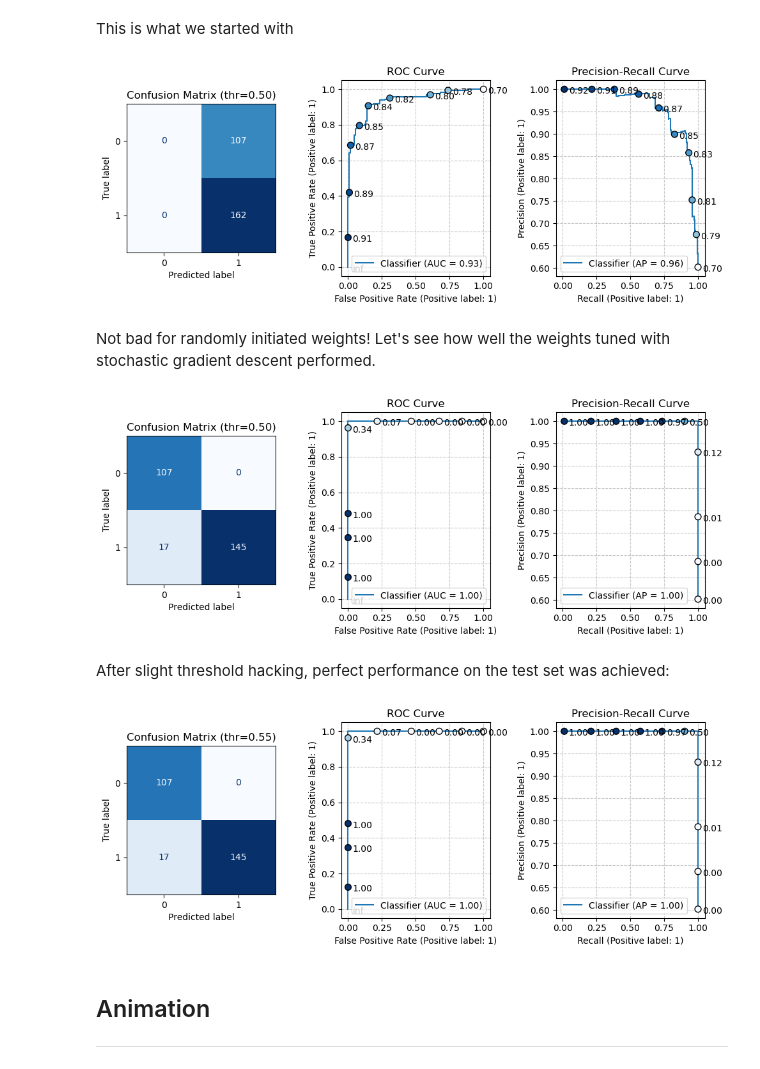
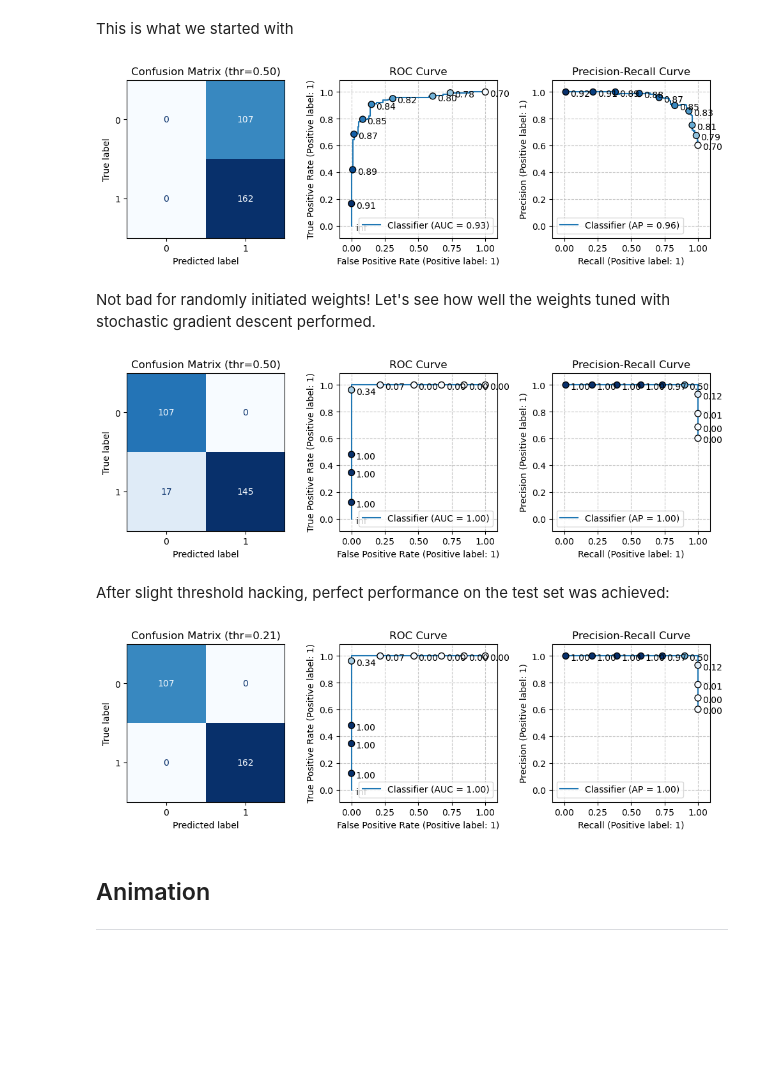
Before and after one commit to semyonbok/ds_etudes, a Jupyter notebook: notebooks/NN_from_Scratch.ipynb, the cells around one changed output. Saved outputs shown, nothing was run; the diff lists cells and outputs as text; code cells hidden in the pictures; blank space fills up the shorter version.

```diff
--- a/notebooks/NN_from_Scratch.ipynb
+++ b/notebooks/NN_from_Scratch.ipynb
@@ -105,11 +105,11 @@ def forward_prop(w0, b0, w1, b1, input):
 
     Arguments
     ---------
-    W0 : (4×3) array, first‐layer weights
+    w0 : (4×3) array, first‐layer weights
     b0 : (4×1) array, first‐layer biases
-    W1 : (1×4) array, second‐layer weights
+    w1 : (1×4) array, second‐layer weights
     b1 : (1×1) array, second‐layer bias
-    X  : (m×3) array, inputs (m data entries, 3 features)
+    input  : (m×3) array, inputs (m data entries, 3 features)
 
     Returns
     -------
@@ -598,6 +598,8 @@ def plot_classification_performance(
     )
     ax.set_title("ROC Curve")
     ax.grid(True, linestyle='--', alpha=0.7)
+    ax.set_xlim(-0.09, 1.09)
+    ax.set_ylim(-0.09, 1.09)
     idxs = np.linspace(0, len(roc_thresholds) - 1, n_thresholds, dtype=int)
     # scatter with color mapping
     ax.scatter(
@@ -618,6 +620,8 @@ def plot_classification_performance(
     )
     ax.set_title("Precision-Recall Curve")
     ax.grid(True, linestyle='--', alpha=0.7)
+    ax.set_xlim(-0.09, 1.09)
+    ax.set_ylim(-0.09, 1.09)
     idxs = np.linspace(0, len(pr_thresholds) - 1, n_thresholds, dtype=int)
     # scatter with color mapping
     ax.scatter(
@@ -638,20 +642,20 @@ This is what we started with
 y_prob = forward_prop(*wb_init, X_test)[-1]
 _ = plot_classification_performance(y_test, y_prob.ravel())
 # %% [output]
-[figure, old version]
+[figure, new version]
 # %% [markdown]
 Not bad for randomly initiated weights! Let's see how well the weights tuned with stochastic gradient descent performed.
 # %%
 y_prob = forward_prop(*wb_opt_sgd, X_test)[-1]
 _ = plot_classification_performance(y_test, y_prob.ravel())
 # %% [output]
-[figure, old version]
+[figure, new version]
 # %% [markdown]
 After slight threshold hacking, perfect performance on the test set was achieved:
 # %%
-_ = plot_classification_performance(y_test, y_prob.ravel(), threshold=.55)
+_ = plot_classification_performance(y_test, y_prob.ravel(), threshold=.215)
 # %% [output]
-[figure, old version]
+[figure, new version]
 # %% [markdown]
 ## Animation
 ---
```
Also changed, not shown: parts of 12 cells of this notebook.
